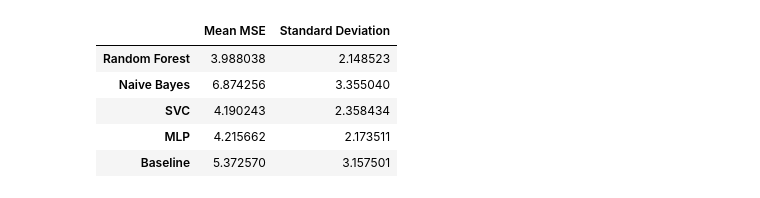
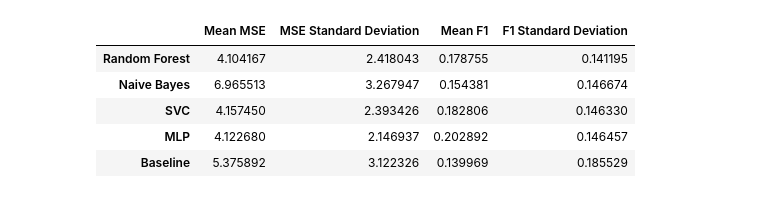
Before and after one commit to PeterVL02/02445-Individual, a Jupyter notebook: model_evaluation.ipynb, the cells around one changed output. Cells and saved outputs as stored; diff of their text form; code cells hidden in the pictures.

```diff
--- a/model_evaluation.ipynb
+++ b/model_evaluation.ipynb
@@ -60,21 +69,29 @@ from sklearn.neural_network import MLPClassifier
 _METRIC_ = custom_mean_squared_error
 _METRIC_NAME_ = 'MSE'
 
+_METRIC2_ = custom_F1_weighted
+_METRIC2_NAME_ = 'F1'
+
+metric_list = [_METRIC_, _METRIC2_]
+
 data = custom_resample(20, 1000)
 
-acc = bootstrap_evaluation(RandomForestClassifier, data, metric=_METRIC_)
-nb_acc = bootstrap_evaluation(GaussianNB, data, metric=_METRIC_)
-svc_acc = bootstrap_evaluation(SVC, data, metric=_METRIC_)
-nn_acc = bootstrap_evaluation(lambda: MLPClassifier(max_iter=1000), data, metric=_METRIC_)
-base_acc = bootstrap_evaluation(Baseline, data, metric=_METRIC_)
+acc, rff1 = bootstrap_evaluation(RandomForestClassifier, data, metric=metric_list)
+nb_acc, nbf1 = bootstrap_evaluation(GaussianNB, data, metric=metric_list)
+svc_acc, svcf1 = bootstrap_evaluation(SVC, data, metric=metric_list)
+nn_acc, nnf1 = bootstrap_evaluation(lambda: MLPClassifier(max_iter=1000), data, metric=metric_list)
+base_acc, basef1 = bootstrap_evaluation(Baseline, data, metric=metric_list)
 models = ['Random Forest', 'Naive Bayes', 'SVC', 'MLP','Baseline']
 metrics = [acc, nb_acc, svc_acc, nn_acc, base_acc]
+f1_list = [rff1, nbf1, svcf1, nnf1, basef1]
+metric_iterators = zip(models, metrics, f1_list)
 
 import seaborn as sns
 import matplotlib.pyplot as plt
 
 print('Random Forest', 'Naive Bayes', 'SVC', 'MLP','Baseline')
 print(np.mean(acc), np.mean(nb_acc), np.mean(svc_acc), np.mean(nn_acc), np.mean(base_acc))
+print(np.mean(rff1), np.mean(nbf1), np.mean(svcf1), np.mean(nnf1), np.mean(basef1))
 
 import pickle
 for model, metric in zip(models, metrics):
@@ -123,7 +136,7 @@ shapiro_results = []
 # Create a figure and a grid of subplots
 fig, axs = plt.subplots(nrows=1, ncols=len(models), figsize=(15, 6), sharey=True)
 
-for model, metric, ax in zip(models, metrics, axs.flatten()):
+for (model, metric, f1), ax in zip(metric_iterators, axs.flatten()):
     # QQ Plot in its own subplot
     stats.probplot(metric, dist="norm", plot=ax)
     ax.set_title(f"{model} QQ Plot of {_METRIC_NAME_}")
@@ -141,7 +154,8 @@ for model, metric, ax in zip(models, metrics, axs.flatten()):
 
     shapiro_results.append({
         'Model': model,
-        'Shapiro-Wilk Test p-value': shapiro_test.pvalue
+        f'{_METRIC_NAME_} Shapiro-Wilk Test p-value': shapiro_test.pvalue,
+        f'{_METRIC2_NAME_} Shapiro-Wilk Test p-value': stats.shapiro(f1).pvalue if f1 else 'N/A'
     })
 
 # Adjust layout
@@ -264,15 +296,23 @@ plt.show()
 # %%
 mean_metrics = [np.mean(m) for m in metrics]
 std_metrics = [np.std(m) for m in metrics]
+
+f1_mean_metrics = [np.mean(m) for m in f1_list]
+f1_std_metrics = [np.std(m) for m in f1_list]
+
 df = pd.DataFrame(
-    np.array([mean_metrics, std_metrics]).T, index=models, columns=[f'Mean {_METRIC_NAME_ }', 'Standard Deviation']
+    np.array(
+        [mean_metrics, std_metrics, f1_mean_metrics, f1_std_metrics]).T, index=models, columns=[f'Mean {_METRIC_NAME_ }',
+                                                               f'{_METRIC_NAME_} Standard Deviation',
+                                                               f'Mean {_METRIC2_NAME_}',
+                                                               f'{_METRIC2_NAME_} Standard Deviation']
     )
 df
 # %% [output]
-|  | Mean MSE | Standard Deviation |
-| Random Forest | 3.988038 | 2.148523 |
-| Naive Bayes | 6.874256 | 3.355040 |
-| SVC | 4.190243 | 2.358434 |
-| MLP | 4.215662 | 2.173511 |
-| Baseline | 5.372570 | 3.157501 |
+|  | Mean MSE | MSE Standard Deviation | Mean F1 | F1 Standard Deviation |
+| Random Forest | 4.104167 | 2.418043 | 0.178755 | 0.141195 |
+| Naive Bayes | 6.965513 | 3.267947 | 0.154381 | 0.146674 |
+| SVC | 4.157450 | 2.393426 | 0.182806 | 0.146330 |
+| MLP | 4.122680 | 2.146937 | 0.202892 | 0.146457 |
+| Baseline | 5.375892 | 3.122326 | 0.139969 | 0.185529 |
 # %%
```
Also changed, not shown: parts of 8 cells of this notebook, 16 other files.
